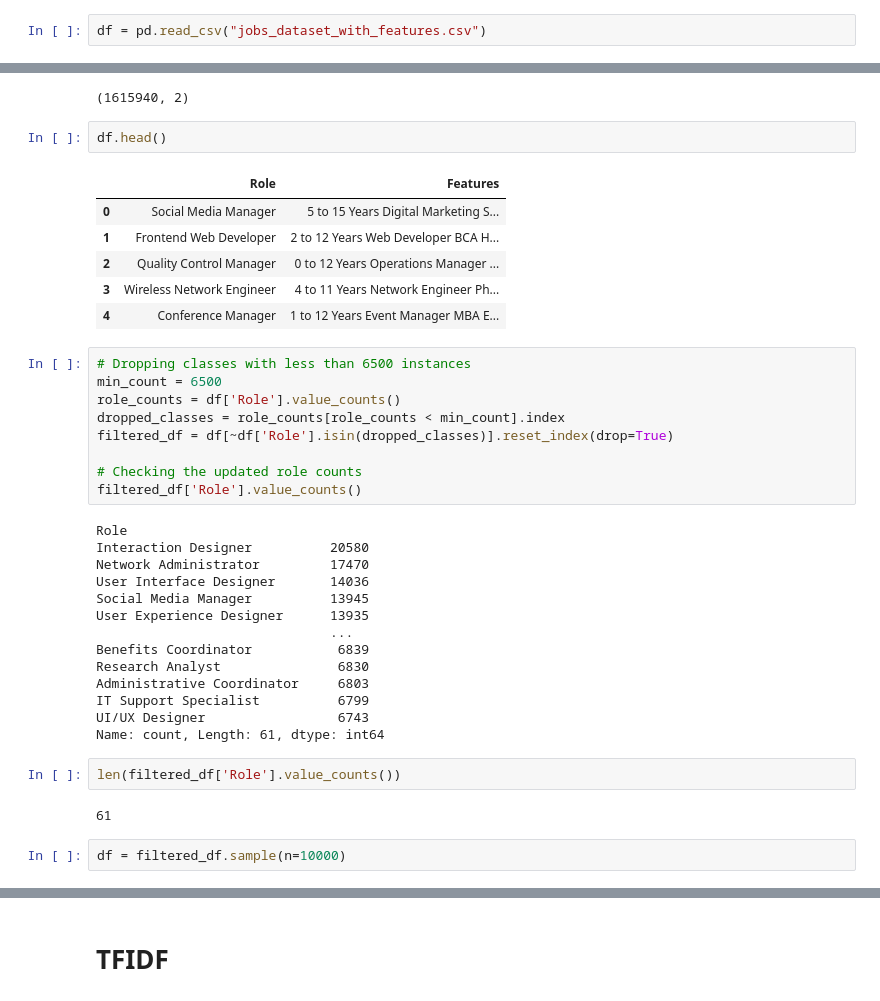
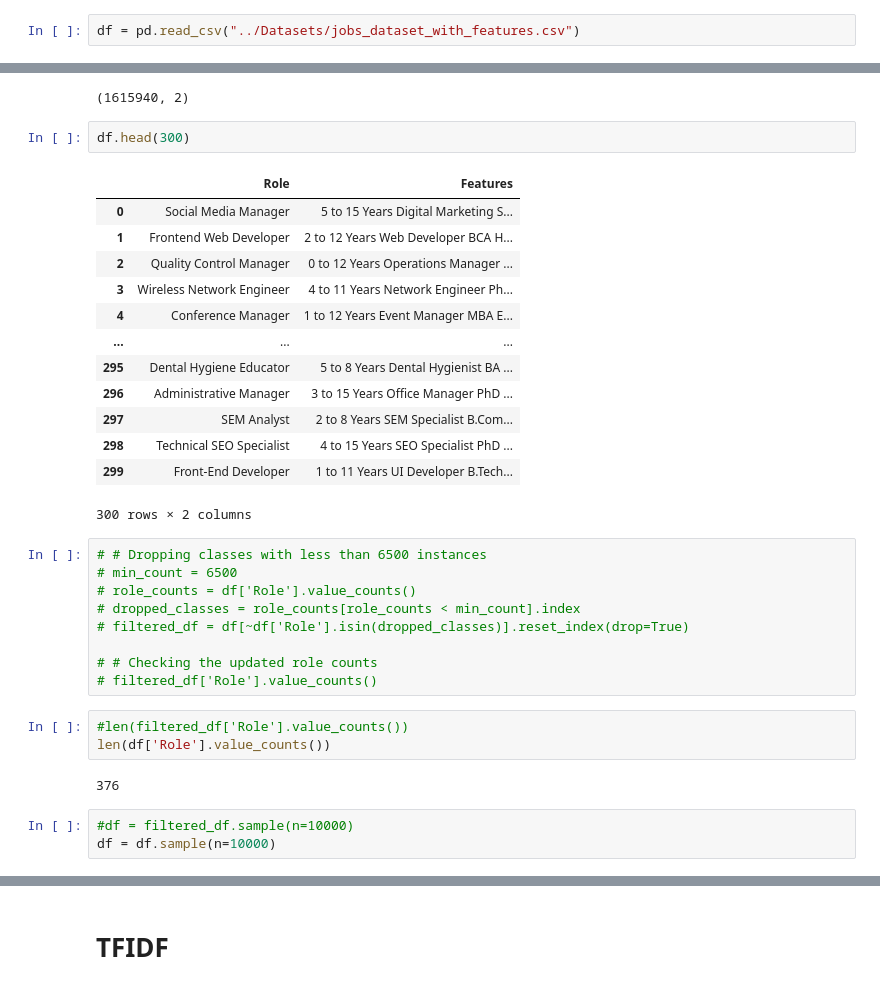
Before and after one commit to DEBA2607/Smart-Resume-Analyzer, a Jupyter notebook: models/Resume Job Recommendation System.ipynb, the cells around one changed output, grey strips where cells are left out. Saved outputs shown, nothing was run; the diff lists cells and outputs as text.

```diff
--- a/models/Resume Job Recommendation System.ipynb
+++ b/models/Resume Job Recommendation System.ipynb
@@ -42,49 +22,44 @@ Name: count, dtype: int64
 # # Save the modified dataset
 # df.to_csv('jobs_dataset_with_features.csv', index=False)
 # %%
-df = pd.read_csv("jobs_dataset_with_features.csv")
+df = pd.read_csv("../Datasets/jobs_dataset_with_features.csv")
 # %%
 df.shape
 # %% [output]
 (1615940, 2)
 # %%
-df.head()
+df.head(300)
 # %% [output]
 |  | Role | Features |
 | 0 | Social Media Manager | 5 to 15 Years Digital Marketing S... |
 | 1 | Frontend Web Developer | 2 to 12 Years Web Developer BCA H... |
 | 2 | Quality Control Manager | 0 to 12 Years Operations Manager ... |
 | 3 | Wireless Network Engineer | 4 to 11 Years Network Engineer Ph... |
 | 4 | Conference Manager | 1 to 12 Years Event Manager MBA E... |
+| ... | ... | ... |
+| 295 | Dental Hygiene Educator | 5 to 8 Years Dental Hygienist BA ... |
+| 296 | Administrative Manager | 3 to 15 Years Office Manager PhD ... |
+| 297 | SEM Analyst | 2 to 8 Years SEM Specialist B.Com... |
+| 298 | Technical SEO Specialist | 4 to 15 Years SEO Specialist PhD ... |
+| 299 | Front-End Developer | 1 to 11 Years UI Developer B.Tech... |
+300 rows × 2 columns
 # %%
-# Dropping classes with less than 6500 instances
-min_count = 6500
-role_counts = df['Role'].value_counts()
-dropped_classes = role_counts[role_counts < min_count].index
-filtered_df = df[~df['Role'].isin(dropped_classes)].reset_index(drop=True)
+# # Dropping classes with less than 6500 instances
+# min_count = 6500
+# role_counts = df['Role'].value_counts()
+# dropped_classes = role_counts[role_counts < min_count].index
+# filtered_df = df[~df['Role'].isin(dropped_classes)].reset_index(drop=True)
 
-# Checking the updated role counts
-filtered_df['Role'].value_counts()
+# # Checking the updated role counts
+# filtered_df['Role'].value_counts()
-# %% [output]
-Role
-Interaction Designer          20580
-Network Administrator         17470
-User Interface Designer       14036
-Social Media Manager          13945
-User Experience Designer      13935
-                              ...
-Benefits Coordinator           6839
-Research Analyst               6830
-Administrative Coordinator     6803
-IT Support Specialist          6799
-UI/UX Designer                 6743
-Name: count, Length: 61, dtype: int64
 # %%
-len(filtered_df['Role'].value_counts())
+#len(filtered_df['Role'].value_counts())
+len(df['Role'].value_counts())
 # %% [output]
-61
+376
 # %%
-df = filtered_df.sample(n=10000)
+#df = filtered_df.sample(n=10000)
+df = df.sample(n=10000)
 # %%
 df.head()
 # %% [output]
```
Also changed, not shown: parts of 9 cells of this notebook, 9 other files.
